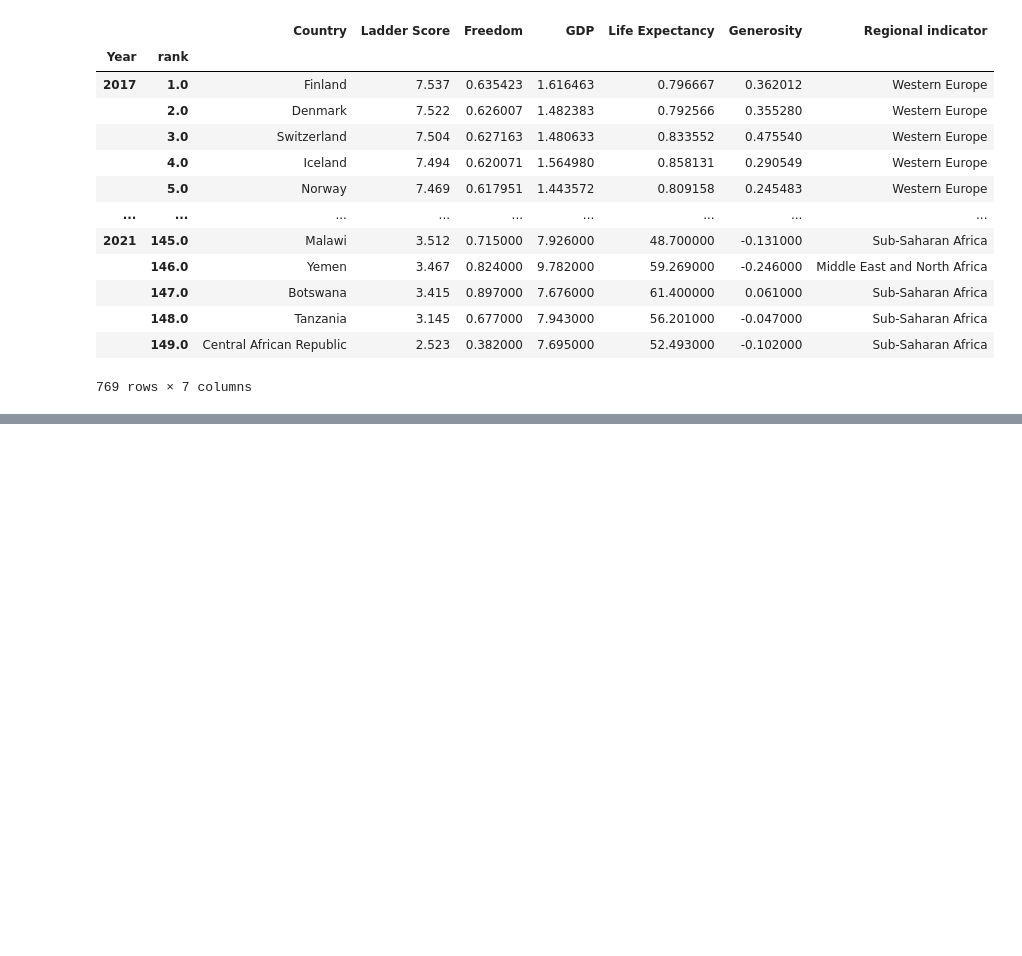
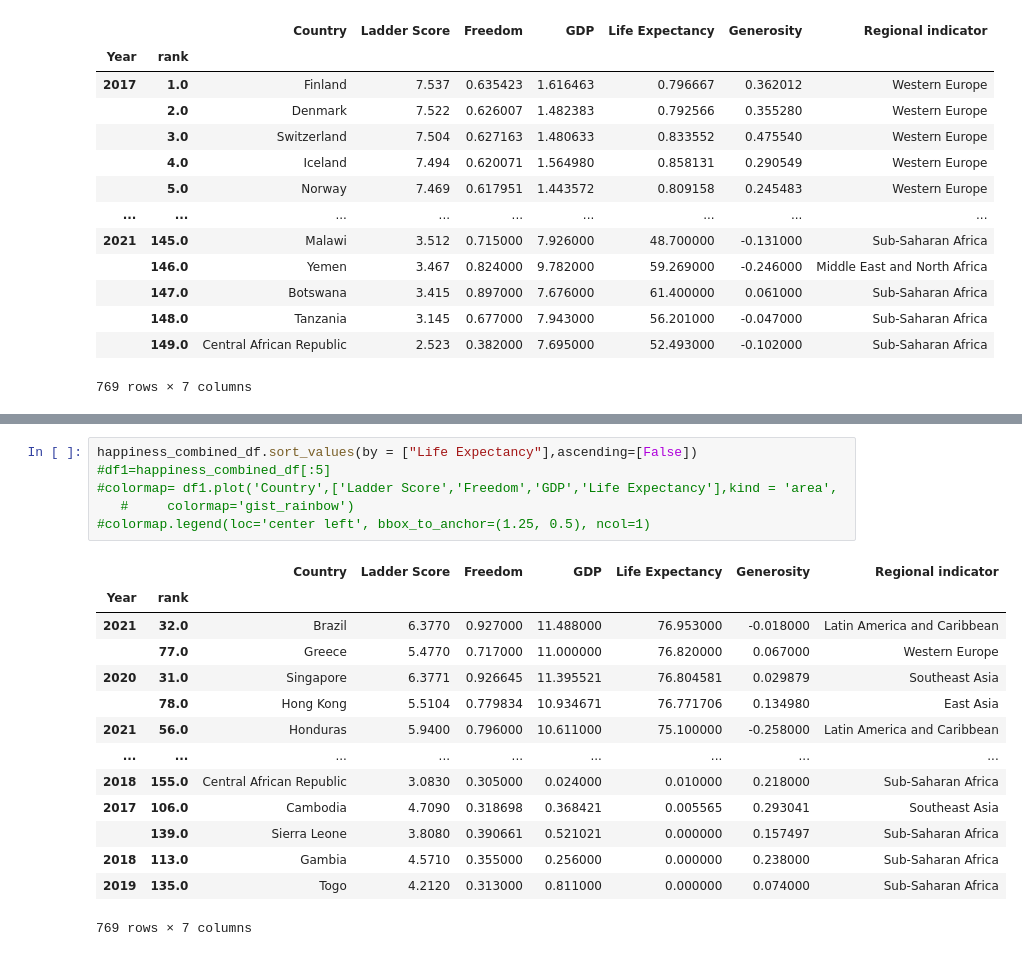
Before and after one commit to Ryan-Malin/TeamHappinessMain, a Jupyter notebook: Happiness.ipynb, the cells around one changed output, grey strips where cells are left out. Cells and saved outputs as stored; diff of their text form; blank space fills up the shorter version.

```diff
--- a/Happiness.ipynb
+++ b/Happiness.ipynb
@@ -127,0 +215,21 @@ happiness_combined_df
+# %%
+happiness_combined_df.sort_values(by = ["Life Expectancy"],ascending=[False])
+#df1=happiness_combined_df[:5]
+#colormap= df1.plot('Country',['Ladder Score','Freedom','GDP','Life Expectancy'],kind = 'area',
+   #     colormap='gist_rainbow')
+#colormap.legend(loc='center left', bbox_to_anchor=(1.25, 0.5), ncol=1)
+# %% [output]
+|  |  | Country | Ladder Score | Freedom | GDP | Life Expectancy | Generosity | Regional indicator |
+| Year | rank |  |  |  |  |  |  |  |
+| 2021 | 32.0 | Brazil | 6.3770 | 0.927000 | 11.488000 | 76.953000 | -0.018000 | Latin America and Caribbean |
+|  | 77.0 | Greece | 5.4770 | 0.717000 | 11.000000 | 76.820000 | 0.067000 | Western Europe |
+| 2020 | 31.0 | Singapore | 6.3771 | 0.926645 | 11.395521 | 76.804581 | 0.029879 | Southeast Asia |
+|  | 78.0 | Hong Kong | 5.5104 | 0.779834 | 10.934671 | 76.771706 | 0.134980 | East Asia |
+| 2021 | 56.0 | Honduras | 5.9400 | 0.796000 | 10.611000 | 75.100000 | -0.258000 | Latin America and Caribbean |
+| ... | ... | ... | ... | ... | ... | ... | ... | ... |
+| 2018 | 155.0 | Central African Republic | 3.0830 | 0.305000 | 0.024000 | 0.010000 | 0.218000 | Sub-Saharan Africa |
+| 2017 | 106.0 | Cambodia | 4.7090 | 0.318698 | 0.368421 | 0.005565 | 0.293041 | Southeast Asia |
+|  | 139.0 | Sierra Leone | 3.8080 | 0.390661 | 0.521021 | 0.000000 | 0.157497 | Sub-Saharan Africa |
+| 2018 | 113.0 | Gambia | 4.5710 | 0.355000 | 0.256000 | 0.000000 | 0.238000 | Sub-Saharan Africa |
+| 2019 | 135.0 | Togo | 4.2120 | 0.313000 | 0.811000 | 0.000000 | 0.074000 | Sub-Saharan Africa |
+769 rows × 7 columns
```
Also changed, not shown: parts of 8 cells of this notebook, 1 other file.
